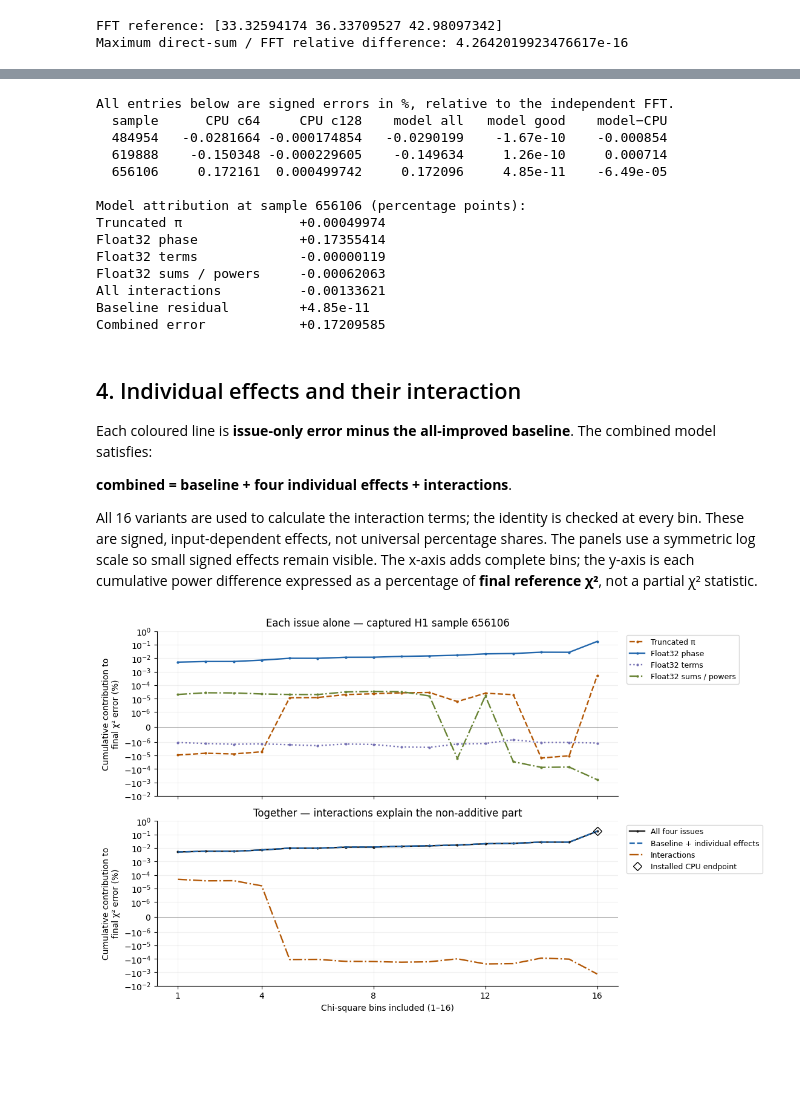
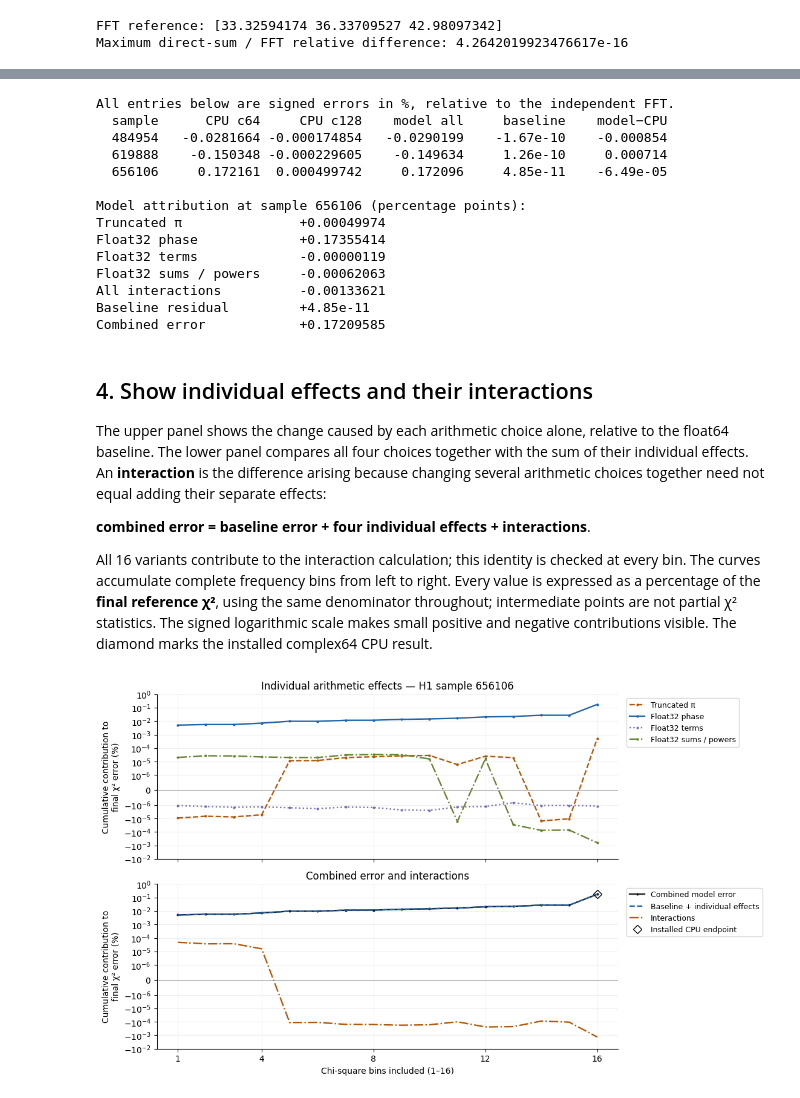
Before and after one commit to xangma/pycbc, a Jupyter notebook: examples/numerics/cpu_chisq_real_data.ipynb, the cells around one changed output, grey strips where cells are left out. Drawn from its saved outputs; the diff is of its cells as text; code cells hidden in the pictures; blank space fills up the shorter version.

```diff
--- a/examples/numerics/cpu_chisq_real_data.ipynb
+++ b/examples/numerics/cpu_chisq_real_data.ipynb
@@ -179,7 +191,7 @@ highlight = int(np.flatnonzero(points == 656106)[0])
 actual_error = {name: 100*(value/chisq_fft-1) for name, value in chisq_cpu.items()}
 model_gap = 100*(model_chisq[15]-chisq_cpu['complex64'])/chisq_fft
 print('All entries below are signed errors in %, relative to the independent FFT.')
-print(f"{'sample':>8} {'CPU c64':>12} {'CPU c128':>12} {'model all':>12} {'model good':>12} {'model−CPU':>12}")
+print(f"{'sample':>8} {'CPU c64':>12} {'CPU c128':>12} {'model all':>12} {'baseline':>12} {'model−CPU':>12}")
 for j, point in enumerate(points):
     print(f"{point:8d} {actual_error['complex64'][j]:12.6g} {actual_error['complex128'][j]:12.6g} "
           f"{errors[15][j,-1]:12.6g} {errors[0][j,-1]:12.3g} {model_gap[j]:12.3g}")
@@ -191,7 +203,7 @@ print(f'{"Baseline residual":25s} {effects[0][highlight,-1]:+.3g}')
 print(f'{"Combined error":25s} {errors[15][highlight,-1]:+.8f}')
 # %% [output]
 All entries below are signed errors in %, relative to the independent FFT.
-  sample      CPU c64     CPU c128    model all   model good    model−CPU
+  sample      CPU c64     CPU c128    model all     baseline    model−CPU
   484954   -0.0281664 -0.000174854   -0.0290199    -1.67e-10    -0.000854
   619888    -0.150348 -0.000229605    -0.149634     1.26e-10     0.000714
   656106     0.172161  0.000499742     0.172096     4.85e-11    -6.49e-05
@@ -205,36 +217,36 @@ All interactions          -0.00133621
 Baseline residual         +4.85e-11
 Combined error            +0.17209585
 # %% [markdown]
-## 4. Individual effects and their interaction
+## 4. Show individual effects and their interactions
 
-Each coloured line is **issue-only error minus the all-improved baseline**. The combined model satisfies:
+The upper panel shows the change caused by each arithmetic choice alone, relative to the float64 baseline. The lower panel compares all four choices together with the sum of their individual effects. An **interaction** is the difference arising because changing several arithmetic choices together need not equal adding their separate effects:
 
-**combined = baseline + four individual effects + interactions**.
+**combined error = baseline error + four individual effects + interactions**.
 
-All 16 variants are used to calculate the interaction terms; the identity is checked at every bin. These are signed, input-dependent effects, not universal percentage shares. The panels use a symmetric log scale so small signed effects remain visible. The x-axis adds complete bins; the y-axis is each cumulative power difference expressed as a percentage of **final reference χ²**, not a partial χ² statistic.
+All 16 variants contribute to the interaction calculation; this identity is checked at every bin. The curves accumulate complete frequency bins from left to right. Every value is expressed as a percentage of the **final reference χ²**, using the same denominator throughout; intermediate points are not partial χ² statistics. The signed logarithmic scale makes small positive and negative contributions visible. The diamond marks the installed complex64 CPU result.
 # %%
 x = np.arange(1, p+1)
 fig, axes = plt.subplots(2, 1, figsize=(11, 6.6), sharex=True, layout='constrained')
 for bit, label in FACTORS.items():
     axes[0].plot(x, effects[bit][highlight], label=label,
                  color=COLORS[bit], ls=STYLES[bit], marker='.', ms=4)
-axes[0].set_title(f'Each issue alone — captured H1 sample {points[highlight]}')
+axes[0].set_title(f'Individual arithmetic effects — H1 sample {points[highlight]}')
 axes[0].legend(fontsize=9, loc='upper left', bbox_to_anchor=(1.01, 1))
 additive = effects[0] + sum(effects[bit] for bit in FACTORS)
-axes[1].plot(x, errors[15][highlight], color='0.1', label='All four issues', marker='.', ms=4)
+axes[1].plot(x, errors[15][highlight], color='0.1', label='Combined model error', marker='.', ms=4)
 axes[1].plot(x, additive[highlight], color='#2166ac', ls='--', label='Baseline + individual effects')
 axes[1].plot(x, interactions[highlight], color='#b35806', ls='-.', label='Interactions')
 axes[1].plot(p, actual_error['complex64'][highlight], 'D', mfc='none', mec='black', ms=7,
              label='Installed CPU endpoint')
-axes[1].set_title('Together — interactions explain the non-additive part')
+axes[1].set_title('Combined error and interactions')
 axes[1].set(xlabel='Chi-square bins included (1–16)', xticks=[1,4,8,12,16])
 axes[1].legend(fontsize=9, loc='upper left', bbox_to_anchor=(1.01, 1))
 for ax in axes:
     ax.set_yscale('symlog', linthresh=1e-6)
     ax.set_ylim(-0.01, 1)
     ax.set_ylabel('Cumulative contribution to\nfinal χ² error (%)')
     ax.axhline(0, color='0.6', lw=0.7)
 plt.show()
 # %% [output]
-[figure, old version]
+[figure, new version]
 # %% [markdown]
```
Also changed, not shown: parts of 5 cells of this notebook, 3 other files.
